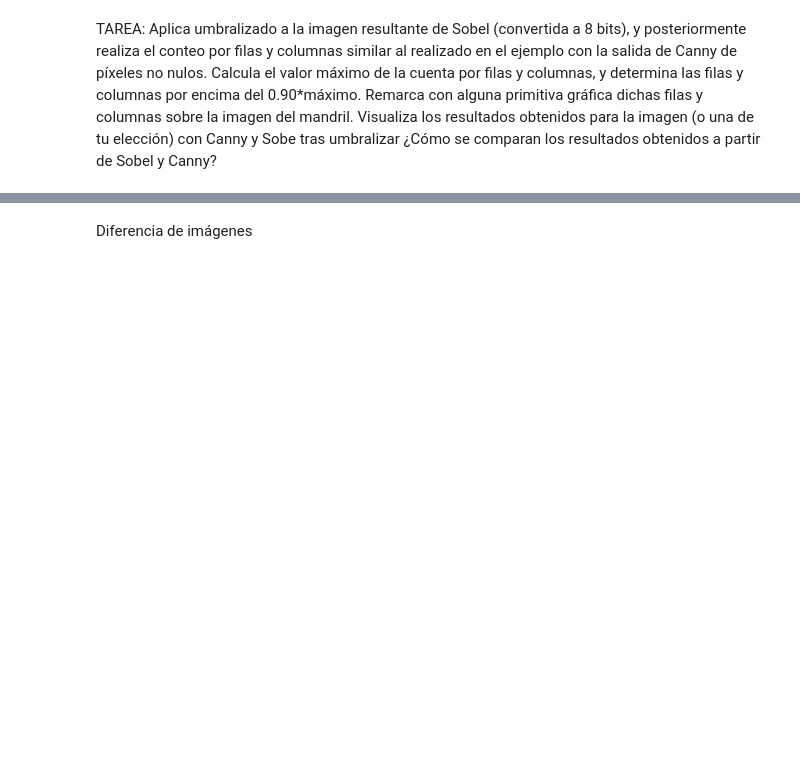
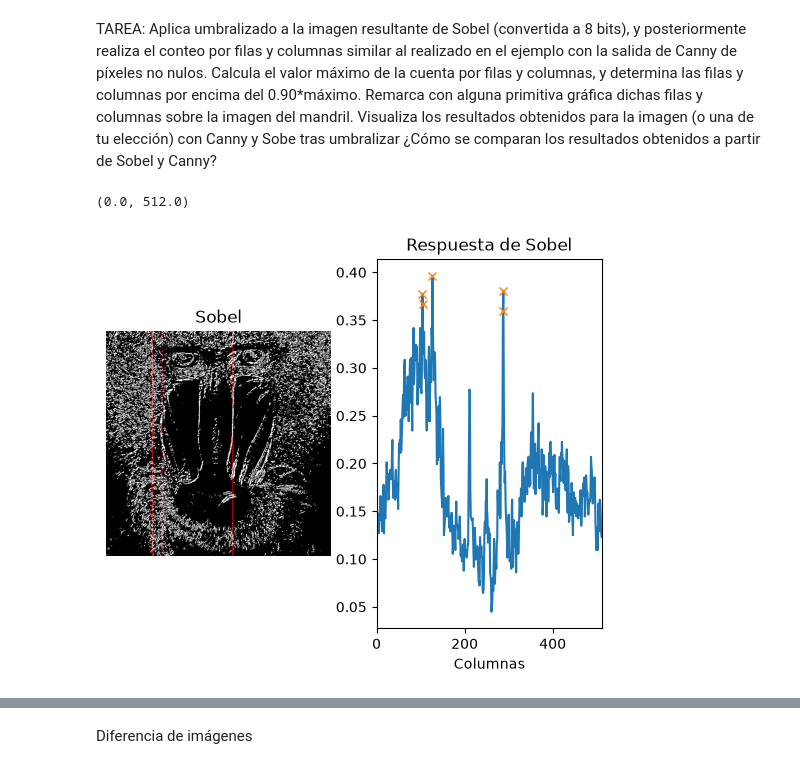
Before and after one commit to tigor7/VC, a Jupyter notebook: P2/VC_P2.ipynb, the cells around one changed output, grey strips where cells are left out. Cells and saved outputs as stored; diff of their text form; code cells hidden in the pictures; blank space fills up the shorter version.

```diff
--- a/P2/VC_P2.ipynb
+++ b/P2/VC_P2.ipynb
@@ -341,2 +90,37 @@ plt.xlim([0, 256])
 # %% [markdown]
 TAREA: Aplica umbralizado a la imagen resultante de Sobel (convertida a 8 bits), y posteriormente realiza el conteo por filas y columnas similar al realizado en el ejemplo con la salida de Canny de píxeles no nulos. Calcula el valor máximo de la cuenta por filas y columnas, y determina las filas y columnas por encima del 0.90*máximo. Remarca con alguna primitiva gráfica dichas filas y columnas sobre la imagen del mandril. Visualiza los resultados obtenidos para la imagen (o una de tu elección) con Canny y Sobe tras umbralizar ¿Cómo se comparan los resultados obtenidos a partir de Sobel y Canny?
+# %%
+
+threshold = 100
+_, img_after_threshold = cv2.threshold(sobel8np, threshold, 255, cv2.THRESH_BINARY)
+
+col_counts = cv2.reduce(img_after_threshold, 0, cv2.REDUCE_SUM, dtype=cv2.CV_32SC1)
+
+cols = col_counts[0] / (255 * canny.shape[0])
+
+maxcol = max(col_counts[0]) / 255
+filtered_x_cols = [i for i in range(512) if col_counts[0, i] / 255 >= maxcol * 0.9]
+filtered_y_cols = [cols[i] for i in range(512) if col_counts[0, i] / 255 >= maxcol * 0.9]
+
+sobelcp = np.copy(img_after_threshold)
+rgb_image = cv2.cvtColor(img_after_threshold, cv2.COLOR_GRAY2RGB)
+for i in filtered_x_cols:
+    rgb_image[:, i, 0] = 255
+
+plt.figure()
+plt.subplot(1, 2, 1)
+plt.axis("off")
+plt.title("Sobel")
+plt.imshow(rgb_image)
+
+plt.subplot(1, 2, 2)
+
+plt.title("Respuesta de Sobel")
+plt.xlabel("Columnas")
+plt.ylabel("% píxeles")
+plt.plot(cols)
+plt.plot(filtered_x_cols, filtered_y_cols, 'x')
+plt.xlim([0, canny.shape[1]])
+# %% [output]
+(0.0, 512.0)
+[figure, added]
```
Also changed, not shown: parts of 29 cells of this notebook.
